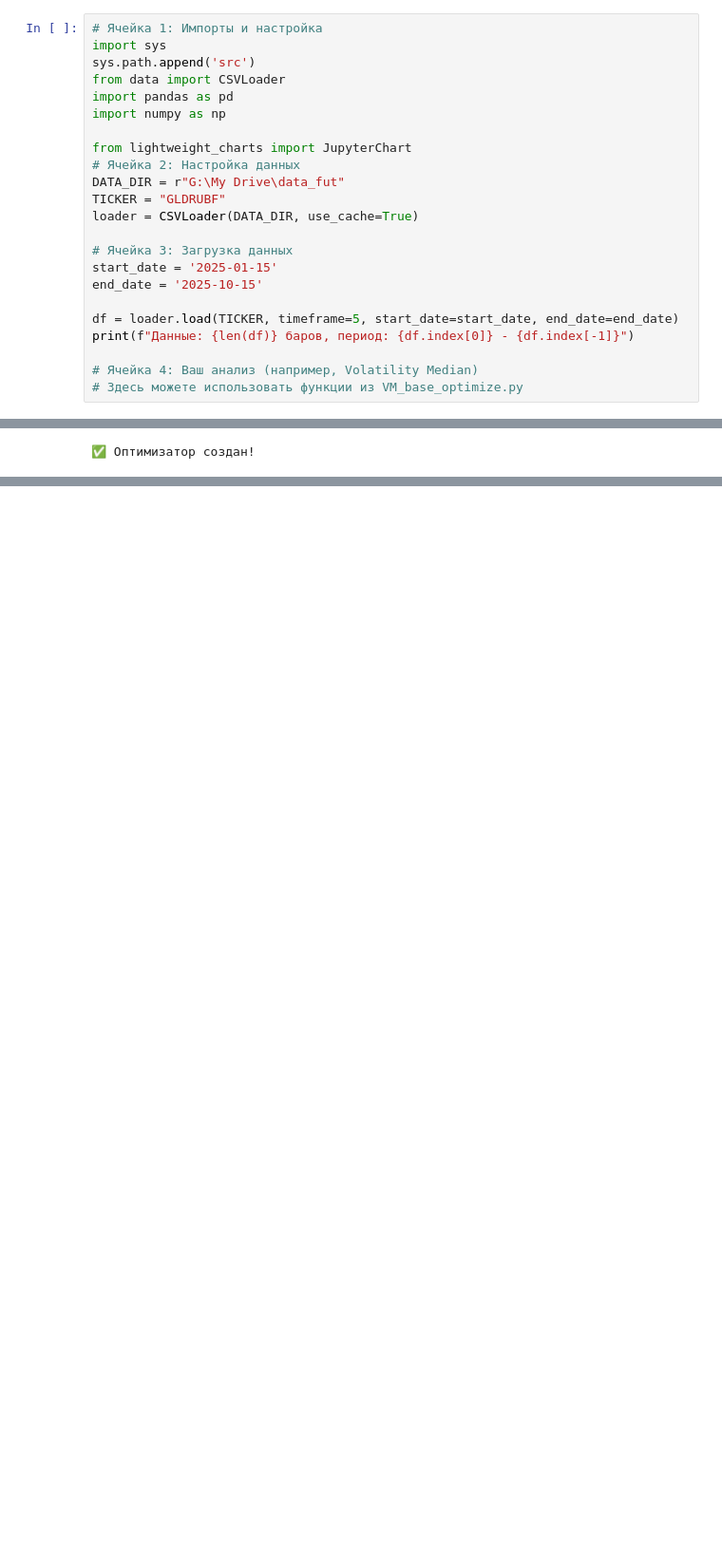
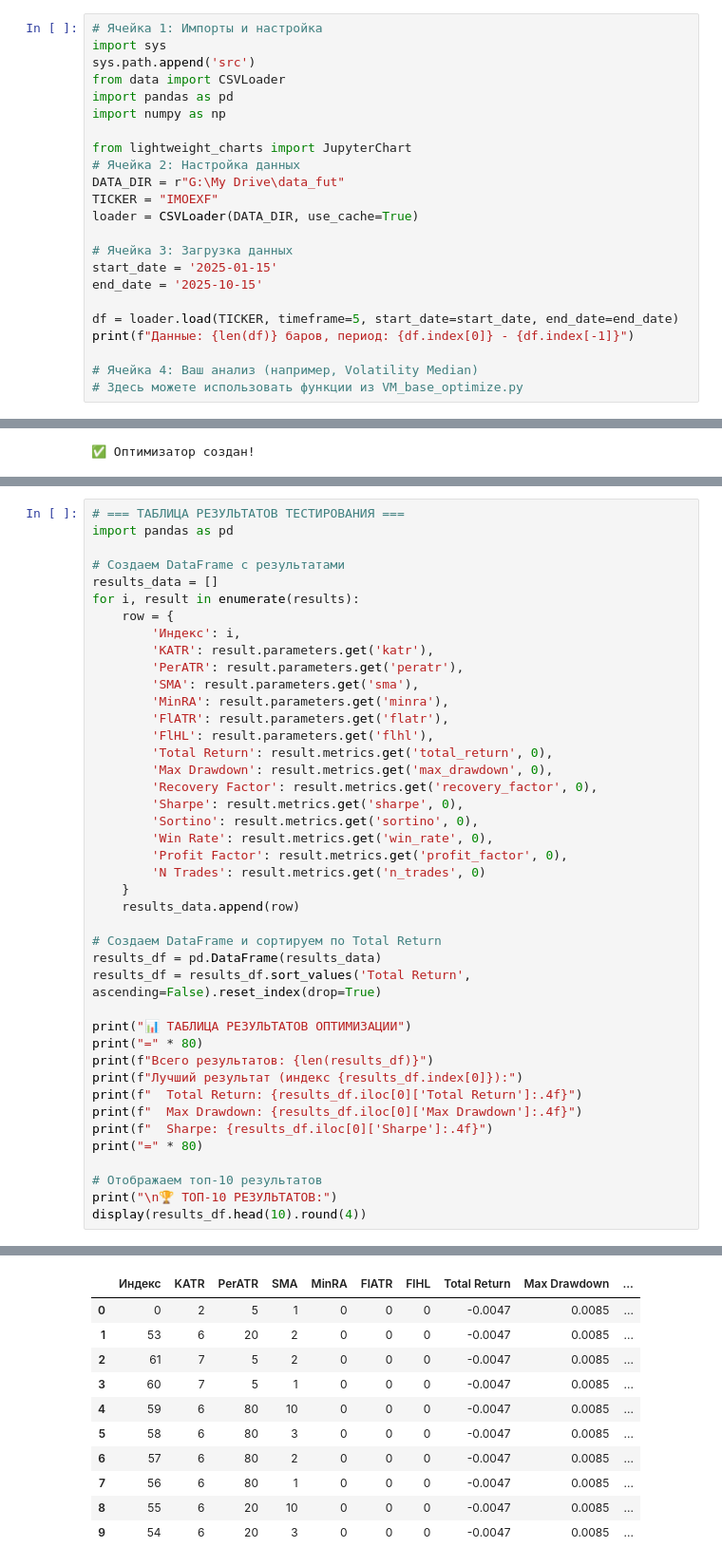
Before and after one commit to Evgenvg78/trend_optimization, a Jupyter notebook: test2.ipynb, the cells around one changed output, grey strips where cells are left out. Shown: that part at 95% size. Cells and saved outputs as stored; diff of their text form; blank space fills up the shorter version.

Commit message:
реализован базовй основной сценарий тестирования.

```diff
--- a/test2.ipynb
+++ b/test2.ipynb
@@ -72,7 +72,7 @@ import numpy as np
 from lightweight_charts import JupyterChart
 # Ячейка 2: Настройка данных
 DATA_DIR = r"G:\My Drive\data_fut"
-TICKER = "GLDRUBF"
+TICKER = "IMOEXF"
 loader = CSVLoader(DATA_DIR, use_cache=True)
 
 # Ячейка 3: Загрузка данных
@@ -253,0 +275,43 @@ print(f"📁 Директория запуска: {run_dir}")
+# %%
+# === ТАБЛИЦА РЕЗУЛЬТАТОВ ТЕСТИРОВАНИЯ ===
+import pandas as pd
+
+# Создаем DataFrame с результатами
+results_data = []
+for i, result in enumerate(results):
+    row = {
+        'Индекс': i,
+        'KATR': result.parameters.get('katr'),
+        'PerATR': result.parameters.get('peratr'),
+        'SMA': result.parameters.get('sma'),
+        'MinRA': result.parameters.get('minra'),
+        'FlATR': result.parameters.get('flatr'),
+        'FlHL': result.parameters.get('flhl'),
+        'Total Return': result.metrics.get('total_return', 0),
+        'Max Drawdown': result.metrics.get('max_drawdown', 0),
+        'Recovery Factor': result.metrics.get('recovery_factor', 0),
+        'Sharpe': result.metrics.get('sharpe', 0),
+        'Sortino': result.metrics.get('sortino', 0),
+        'Win Rate': result.metrics.get('win_rate', 0),
+        'Profit Factor': result.metrics.get('profit_factor', 0),
+        'N Trades': result.metrics.get('n_trades', 0)
+    }
+    results_data.append(row)
+
+# Создаем DataFrame и сортируем по Total Return
+results_df = pd.DataFrame(results_data)
+results_df = results_df.sort_values('Total Return', ascending=False).reset_index(drop=True)
+
+print("📊 ТАБЛИЦА РЕЗУЛЬТАТОВ ОПТИМИЗАЦИИ")
+print("=" * 80)
+print(f"Всего результатов: {len(results_df)}")
+print(f"Лучший результат (индекс {results_df.index[0]}):")
+print(f"  Total Return: {results_df.iloc[0]['Total Return']:.4f}")
+print(f"  Max Drawdown: {results_df.iloc[0]['Max Drawdown']:.4f}")
+print(f"  Sharpe: {results_df.iloc[0]['Sharpe']:.4f}")
+print("=" * 80)
+
+# Отображаем топ-10 результатов
+print("\n🏆 ТОП-10 РЕЗУЛЬТАТОВ:")
+display(results_df.head(10).round(4))
+# %% [output]
@@ -253,0 +328,11 @@ print(f"📁 Директория запуска: {run_dir}")
+|  | Индекс | KATR | PerATR | SMA | MinRA | FlATR | FlHL | Total Return | Max Drawdown | ... |
+| 0 | 0 | 2 | 5 | 1 | 0 | 0 | 0 | -0.0047 | 0.0085 | ... |
+| 1 | 53 | 6 | 20 | 2 | 0 | 0 | 0 | -0.0047 | 0.0085 | ... |
+| 2 | 61 | 7 | 5 | 2 | 0 | 0 | 0 | -0.0047 | 0.0085 | ... |
+| 3 | 60 | 7 | 5 | 1 | 0 | 0 | 0 | -0.0047 | 0.0085 | ... |
+| 4 | 59 | 6 | 80 | 10 | 0 | 0 | 0 | -0.0047 | 0.0085 | ... |
+| 5 | 58 | 6 | 80 | 3 | 0 | 0 | 0 | -0.0047 | 0.0085 | ... |
+| 6 | 57 | 6 | 80 | 2 | 0 | 0 | 0 | -0.0047 | 0.0085 | ... |
+| 7 | 56 | 6 | 80 | 1 | 0 | 0 | 0 | -0.0047 | 0.0085 | ... |
+| 8 | 55 | 6 | 20 | 10 | 0 | 0 | 0 | -0.0047 | 0.0085 | ... |
+| 9 | 54 | 6 | 20 | 3 | 0 | 0 | 0 | -0.0047 | 0.0085 | ... |
```
Also changed, not shown: parts of 8 cells of this notebook, 2 other files.
